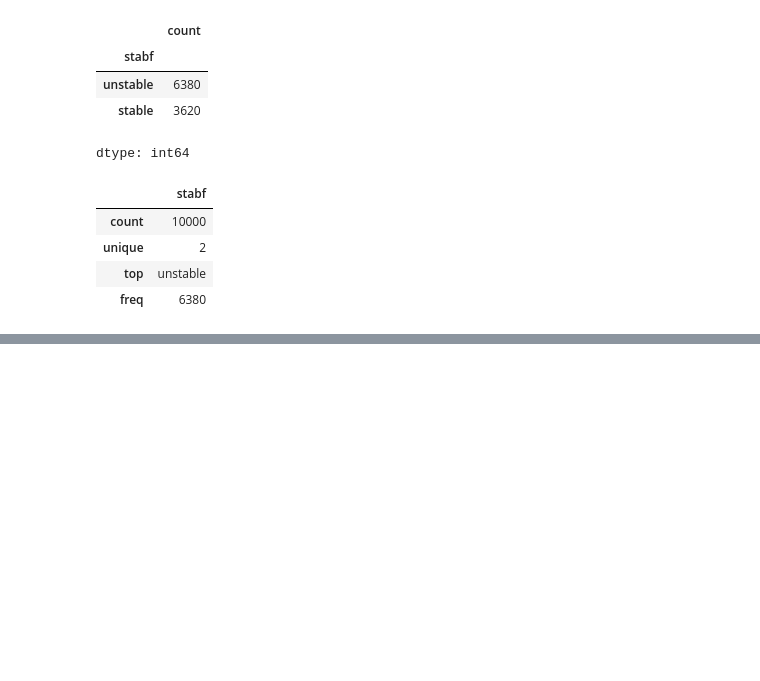
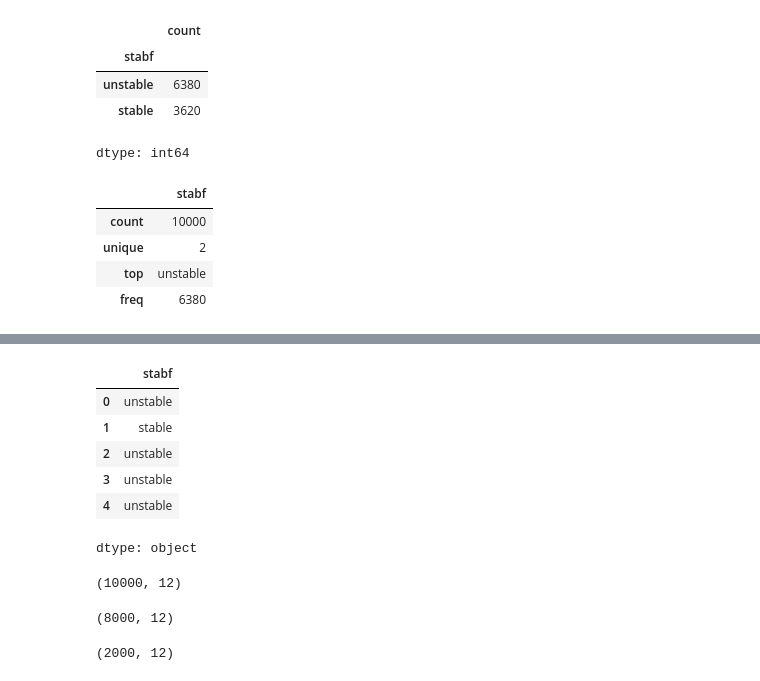
Before and after one commit to prof-atritiack/checkpoint2-SERS-2sem, a Jupyter notebook: AULA_06_SERS_ML_ENERGIA.ipynb, the cells around one changed output, grey strips where cells are left out. Cells and saved outputs as stored; diff of their text form; code cells hidden in the pictures; blank space fills up the shorter version.

Commit message:
Dados de treino e teste

```diff
--- a/AULA_06_SERS_ML_ENERGIA.ipynb
+++ b/AULA_06_SERS_ML_ENERGIA.ipynb
@@ -92,0 +110,12 @@ dados.describe()
+# %%
+# Dados de saída --------> target -------> variável dependente ------> array y (minúsculo)
+y = dados['stabf']
+y.head()
+# %% [output]
+|  | stabf |
+| 0 | unstable |
+| 1 | stable |
+| 2 | unstable |
+| 3 | unstable |
+| 4 | unstable |
+dtype: object
@@ -92,0 +126,12 @@ dados.describe()
+# %%
+X.shape
+# %% [output]
+(10000, 12)
+# %%
+X_train.shape
+# %% [output]
+(8000, 12)
+# %%
+X_test.shape
+# %% [output]
+(2000, 12)
```
Also changed, not shown: parts of 3 cells of this notebook.
